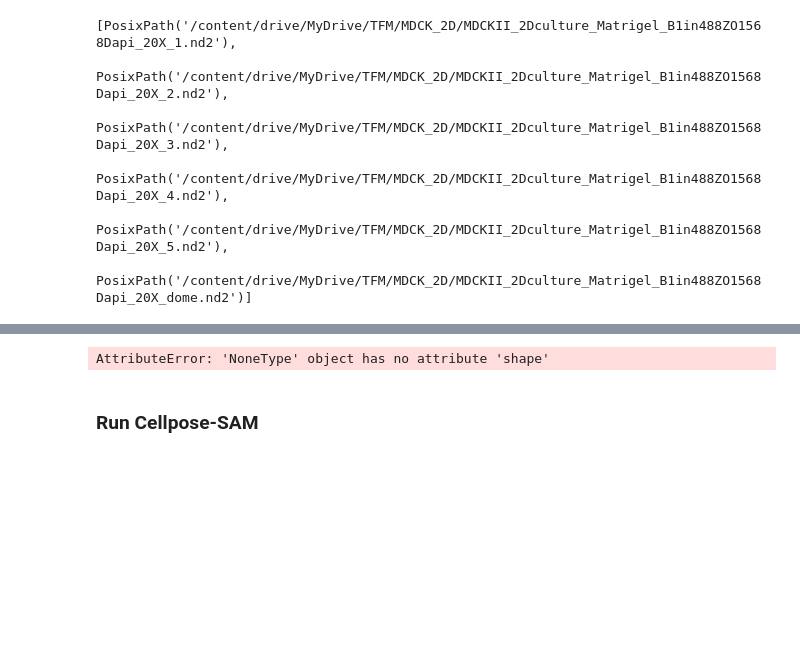
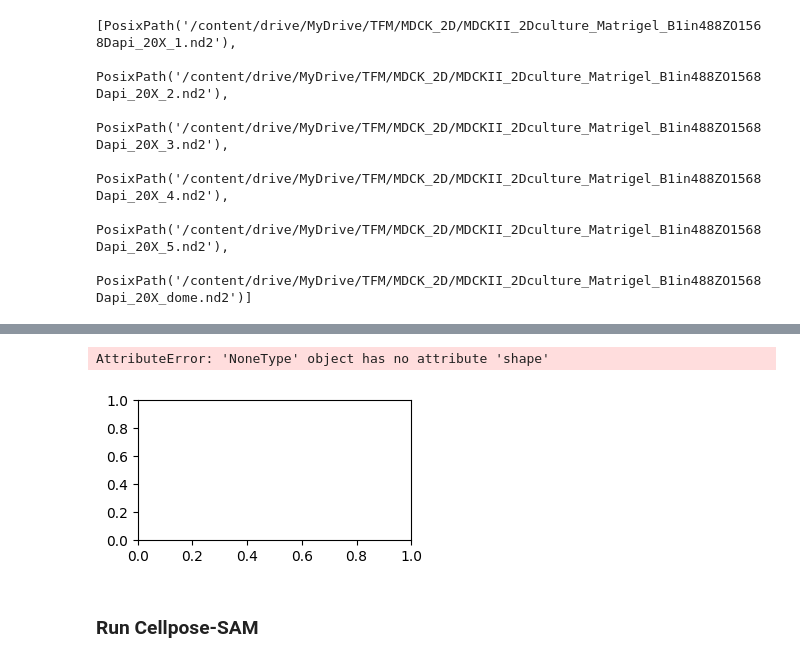
Before and after one commit to Marcelino-Blanco-Vega/TFM, a Jupyter notebook: notebooks/test_Cellpose-SAM.ipynb, the cells around one changed output, grey strips where cells are left out. Cells and saved outputs as stored; diff of their text form; code cells hidden in the pictures; blank space fills up the shorter version.

```diff
--- a/notebooks/test_Cellpose-SAM.ipynb
+++ b/notebooks/test_Cellpose-SAM.ipynb
@@ -100,3 +114,19 @@ Contenido:
  PosixPath('/content/drive/MyDrive/TFM/MDCK_2D/MDCKII_2Dculture_Matrigel_B1in488ZO1568Dapi_20X_4.nd2'),
  PosixPath('/content/drive/MyDrive/TFM/MDCK_2D/MDCKII_2Dculture_Matrigel_B1in488ZO1568Dapi_20X_5.nd2'),
  PosixPath('/content/drive/MyDrive/TFM/MDCK_2D/MDCKII_2Dculture_Matrigel_B1in488ZO1568Dapi_20X_dome.nd2')]
+# %%
+import nd2
+import numpy as np
+from pathlib import Path
+
+# cargar imágenes ND2
+image_files = sorted(img_dir.glob("*MDCKII*.nd2"))
+print("Imágenes encontradas:", len(image_files))
+
+imgs = []
+
+for f in image_files:
+    with nd2.ND2File(str(f)) as nd:
+        img = nd.asarray()
+        print(f"{f.name} -> shape original: {img.shape}")
+        imgs.append(img)
@@ -103,20 +141,24 @@ Contenido:
+# %%
+from cellpose import io
+
+image_files = sorted(img_dir.glob("*MDCKII*.nd2"))
+print("Imágenes encontradas:", len(image_files))
+
+imgs = []
+
+for f in image_files:
+    img = io.imread(str(f))
+    print(f"{f.name} ->", "None" if img is None else img.shape)
+    if img is not None:
+        imgs.append(img)
 # %%
-from google.colab import drive
-drive.mount('/content/drive', force_remount=True)
 
-import numpy as np
-import matplotlib.pyplot as plt
-from cellpose import utils, io
-from pathlib import Path
-
-# ruta a las imágenes en Google Drive
-img_dir = Path("/content/drive/MyDrive/TFM/MDCK_2D")
 
 # cargar imágenes 3D
-image_files = sorted(img_dir.glob("*MDCKII*"))
+image_files = sorted(img_dir.glob("*MDCKII*.nd2"))
 print("Imágenes encontradas:", len(image_files))
 imgs = [io.imread(str(f)) for f in image_files]
-print("Shape de la imagen 0:", imgs[0].shape)
+#print("Shape de la imagen 0:", imgs[0].shape)
 
 plt.figure(figsize=(12,4))
 
@@ -131,6 +173,8 @@ for i, img in enumerate(imgs):
 
 plt.tight_layout()
 plt.show()
+
+imgs = []
 # %% [output]
 Mounted at /content/drive
 Imágenes encontradas: 6
@@ -143,4 +181,5 @@ Imágenes encontradas: 6
 AttributeError: 'NoneType' object has no attribute 'shape'
+[figure, added]
 # %% [markdown]
 ### Run Cellpose-SAM
 # %%
```
Also changed, not shown: parts of 6 cells of this notebook.
